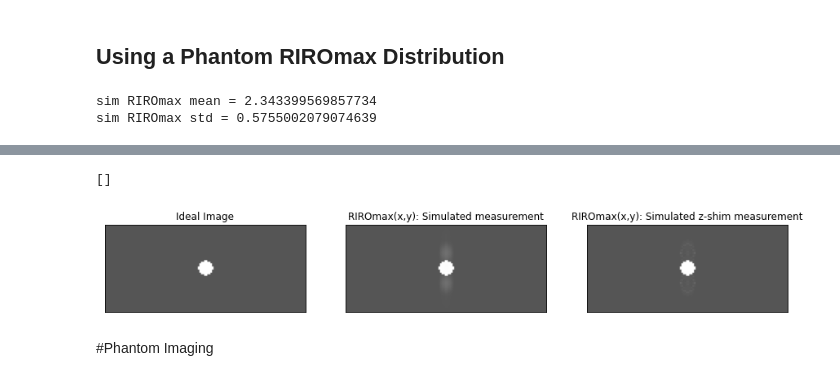
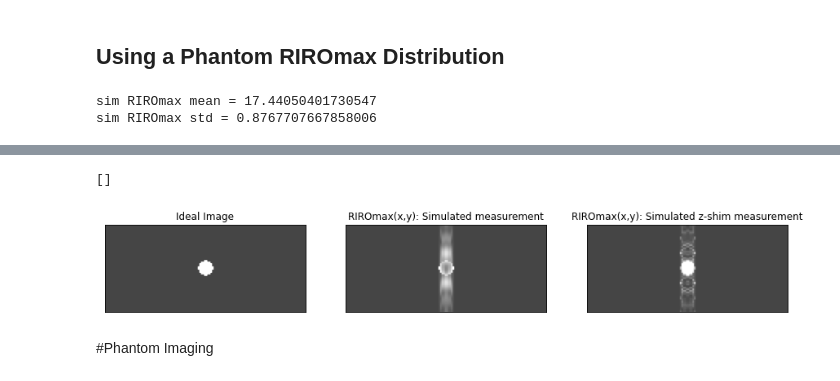
Before and after one commit to evaalonsoortiz/dyn-rt-shim-sim, a Jupyter notebook: dyn_rt_shim_sim.ipynb, the cells around one changed output, grey strips where cells are left out. Saved outputs shown, nothing was run; the diff lists cells and outputs as text; code cells hidden in the pictures.

```diff
--- a/dyn_rt_shim_sim.ipynb
+++ b/dyn_rt_shim_sim.ipynb
@@ -214,7 +214,7 @@ delta_k = 1 / fov # distance between points in k-space in units of mm^-1
 # define other constants related to the time-varying magnetic field
 # -----------------------------------------------------------------------------#
 w_r = 2 * math.pi / 6 # radial frequency of the respiratory motion in units of [rad/s]
-RIROmax_uniform = 4 # maximum frequency offset caused by respiration (during inhalation) in units of [Hz]
+RIROmax_uniform = 6 # maximum frequency offset caused by respiration (during inhalation) in units of [Hz]
 
 # -----------------------------------------------------------------------------#
 # define the spatial distribution for RIROmax
@@ -224,7 +224,8 @@ RIROmax_uniform = 4 # maximum frequency offset caused by respiration (during inh
 
 r = np.sqrt( (x*image_res[0])**2 + (y*image_res[1])**2 ) # radial position (in [mm])
 r = abs( (r - np.max(np.max(r)) ) / np.max(np.max(r)) )
-r = r**3
+r = r**(1/r**40)
+
 sim_ph_RIROmax = RIROmax_uniform*r
 
 # define the object
@@ -234,8 +235,8 @@ sim_ph_img_data[np.sqrt( (x*image_res[0])**2 + (y*image_res[1])**2 )<10] = 1
 # -----------------------------------------------------------------------------#
 # limit the RIROmax distribution to where you have signal in your image
 # -----------------------------------------------------------------------------#
+#sim_ph_RIROmax = gaussian_filter(sim_ph_RIROmax, sigma=2)
 sim_ph_RIROmax = np.multiply(sim_ph_img_data,sim_ph_RIROmax)
-sim_ph_RIROmax = gaussian_filter(sim_ph_RIROmax, sigma=2)
 
 # calculate the mean/std of RIROmax
 mean_sim_ph_RIROmax = sim_ph_RIROmax[sim_ph_img_data!=0].mean()
@@ -265,39 +266,39 @@ calcImage_sim_ph_RIROmax_xy = np.fft.ifftshift(np.fft.ifft(np.fft.ifftshift(sim_
 # -----------------------------------------------------------------------------#
 # calculate the average RIROmax in the image
 sim_ph_RIROmax_meas = np.multiply(sim_ph_RIROmax,sim_ph_img_data)
 sim_ph_RIROmax_meas = sim_ph_RIROmax_meas[np.nonzero(sim_ph_RIROmax_meas)].mean()
 
 # modify the k-space data to take into account the effect of B(z,t) and z-shim gradients
 diff = np.subtract(sim_ph_RIROmax * np.sin(w_r * (TR * (matrix[1]/2 + np.divide(ky,delta_k[1]) ) + TE ) ), sim_ph_RIROmax_meas * np.sin(w_r * (TR * (matrix[1]/2 + np.divide(ky,delta_k[1]) ) ) ))
 exp = np.exp((2 * math.pi * 1j * TE) * diff)
 zshim_FFT_mod_sim_ph_RIROmax_xy = np.multiply( exp , sim_ph_FFT )
 
 #recontruct the image
 zshim_calcImage_sim_ph_RIROmax_xy = np.fft.ifftshift(np.fft.ifft(np.fft.ifftshift(zshim_FFT_mod_sim_ph_RIROmax_xy)))
 
 # display
 fig = plt.figure(figsize=(15,10))
 
 ax = fig.add_subplot(1,3,1)
-ax.imshow(np.rot90(sim_ph_img_data), cmap='gray', vmin=-0.5, vmax=1)
+ax.imshow(np.rot90(sim_ph_img_data), cmap='gray', vmin=-0.3, vmax=0.8)
 ax.set_title('Ideal Image')
 plt.setp(ax, xticks=[], yticks=[])
 
 ax1 = fig.add_subplot(1,3,2)
-ax1.imshow(np.rot90(np.abs(calcImage_sim_ph_RIROmax_xy)), cmap='gray', vmin=-0.5, vmax=1)
+ax1.imshow(np.rot90(np.abs(calcImage_sim_ph_RIROmax_xy)), cmap='gray', vmin=-0.3, vmax=0.8)
 ax1.set_title('RIROmax(x,y): Simulated measurement')
 plt.setp(ax1, xticks=[], yticks=[])
 
 ax3 = fig.add_subplot(1,3,3)
-ax3.imshow(np.rot90(np.abs(zshim_calcImage_sim_ph_RIROmax_xy)), cmap='gray', vmin=-0.5, vmax=1)
+ax3.imshow(np.rot90(np.abs(zshim_calcImage_sim_ph_RIROmax_xy)), cmap='gray', vmin=-0.3, vmax=0.8)
 ax3.set_title('RIROmax(x,y): Simulated z-shim measurement')
 plt.setp(ax3, xticks=[], yticks=[])
 # %% [output]
-sim RIROmax mean = 2.343399569857734
-sim RIROmax std = 0.5755002079074639
+sim RIROmax mean = 17.44050401730547
+sim RIROmax std = 0.8767707667858006
 [interactive output not drawn]
 []
-[figure, old version]
+[figure, new version]
 # %% [markdown]
 #Phantom Imaging
 # %% [markdown]
```
Also changed, not shown: parts of 1 cell of this notebook.
